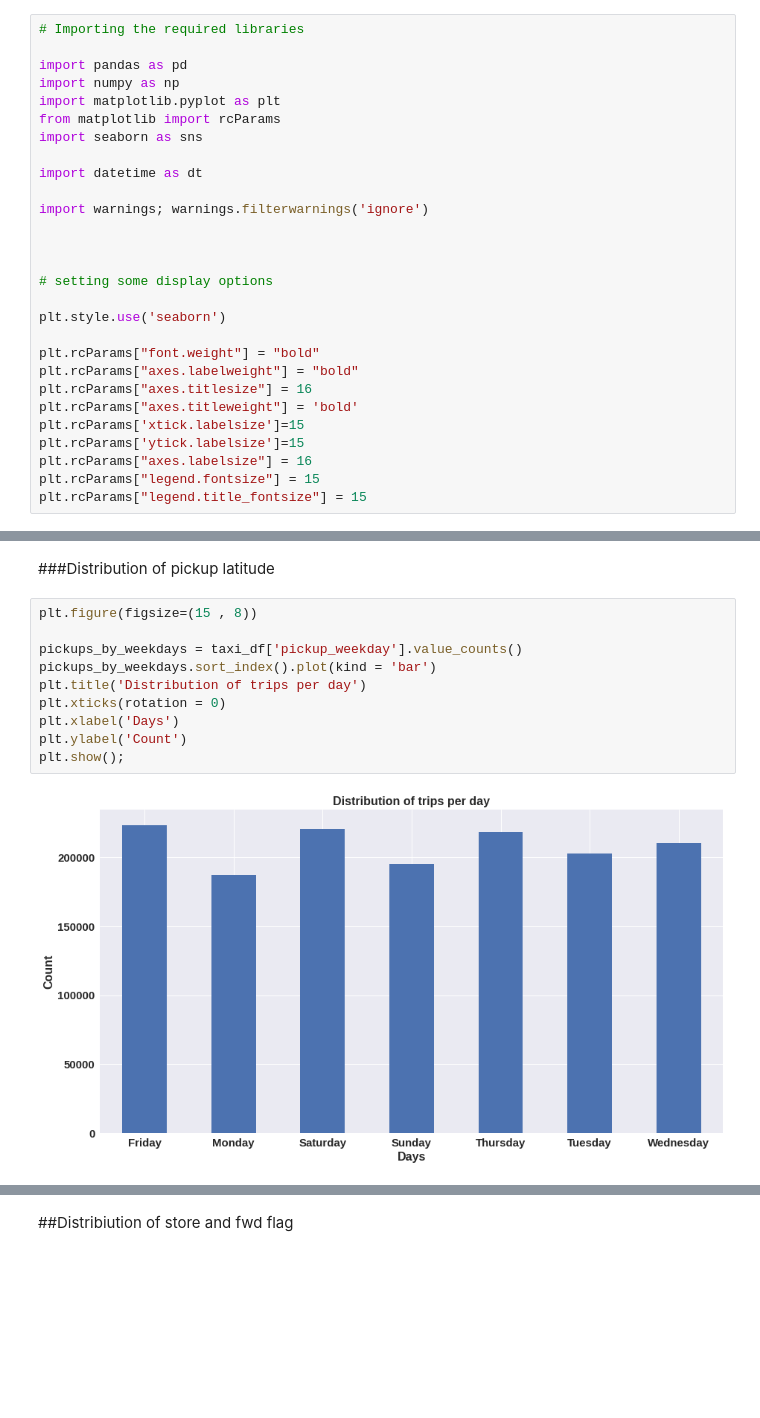
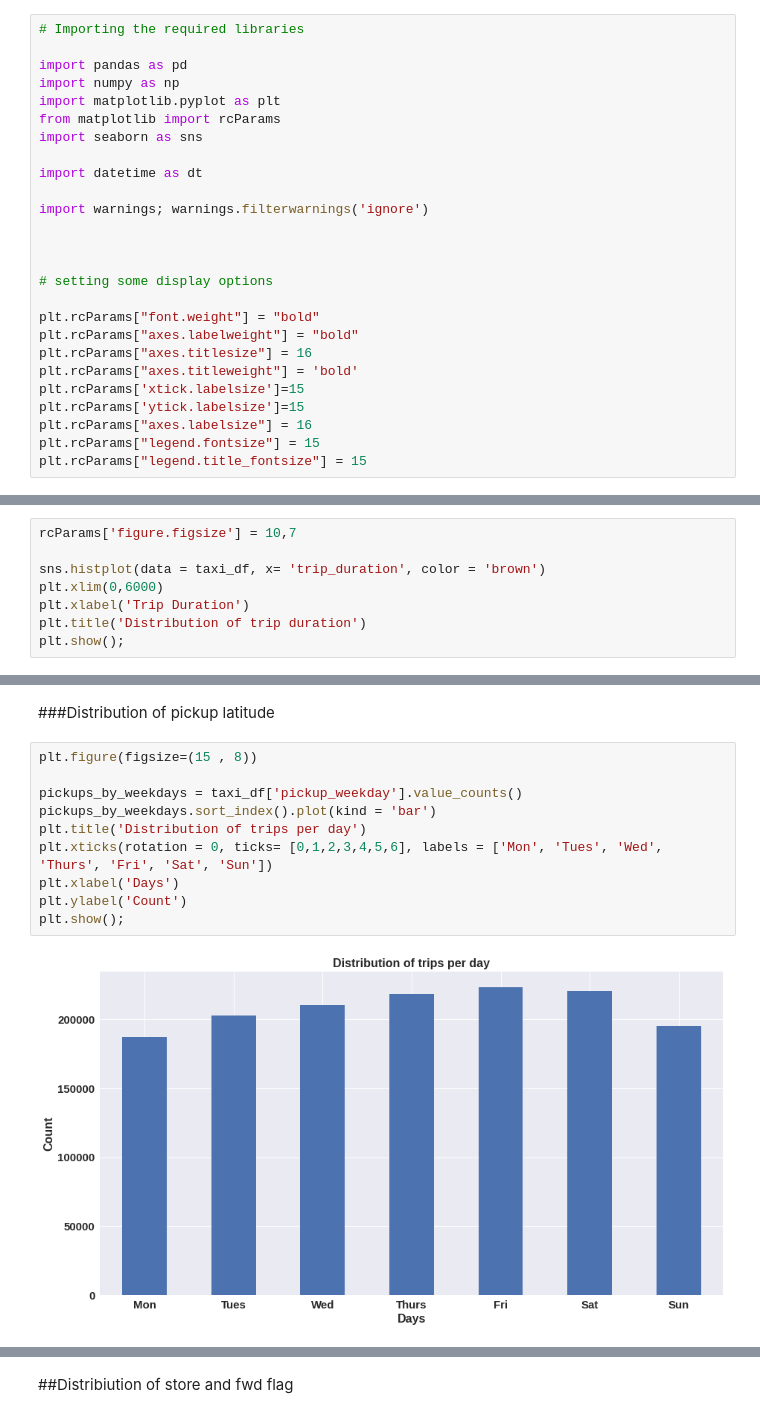
Before and after one commit to Kushan1001/NYC-Taxi-Trip-Time-Prediction, a Jupyter notebook: NYC_Taxi_Trip_Time_Prediction_Capstone_Project.ipynb, the cells around one changed output, grey strips where cells are left out. Saved outputs shown, nothing was run; the diff lists cells and outputs as text; blank space fills up the shorter version.

```diff
--- a/NYC_Taxi_Trip_Time_Prediction_Capstone_Project.ipynb
+++ b/NYC_Taxi_Trip_Time_Prediction_Capstone_Project.ipynb
@@ -45,8 +45,6 @@ import warnings; warnings.filterwarnings('ignore')
 
 # setting some display options
 
-plt.style.use('seaborn')
-
 plt.rcParams["font.weight"] = "bold"
 plt.rcParams["axes.labelweight"] = "bold"
 plt.rcParams["axes.titlesize"] = 16
@@ -316,0 +312,8 @@ taxi_df.drop(taxi_df[taxi_df['trip_duration'] == 1939736].index, inplace = True)
+# %%
+rcParams['figure.figsize'] = 10,7
+
+sns.histplot(data = taxi_df, x= 'trip_duration', color = 'brown')
+plt.xlim(0,6000)
+plt.xlabel('Trip Duration')
+plt.title('Distribution of trip duration')
+plt.show();
@@ -343,12 +359,12 @@ Above barplot shows us that the most trips are done by either 1 or 2 passengers
 # %%
 plt.figure(figsize=(15 , 8))
 
 pickups_by_weekdays = taxi_df['pickup_weekday'].value_counts()
 pickups_by_weekdays.sort_index().plot(kind = 'bar')
 plt.title('Distribution of trips per day')
-plt.xticks(rotation = 0)
+plt.xticks(rotation = 0, ticks= [0,1,2,3,4,5,6], labels = ['Mon', 'Tues', 'Wed', 'Thurs', 'Fri', 'Sat', 'Sun'])
 plt.xlabel('Days')
 plt.ylabel('Count')
 plt.show();
 # %% [output]
-[figure, old version]
+[figure, new version]
```
Also changed, not shown: parts of 23 cells of this notebook.
